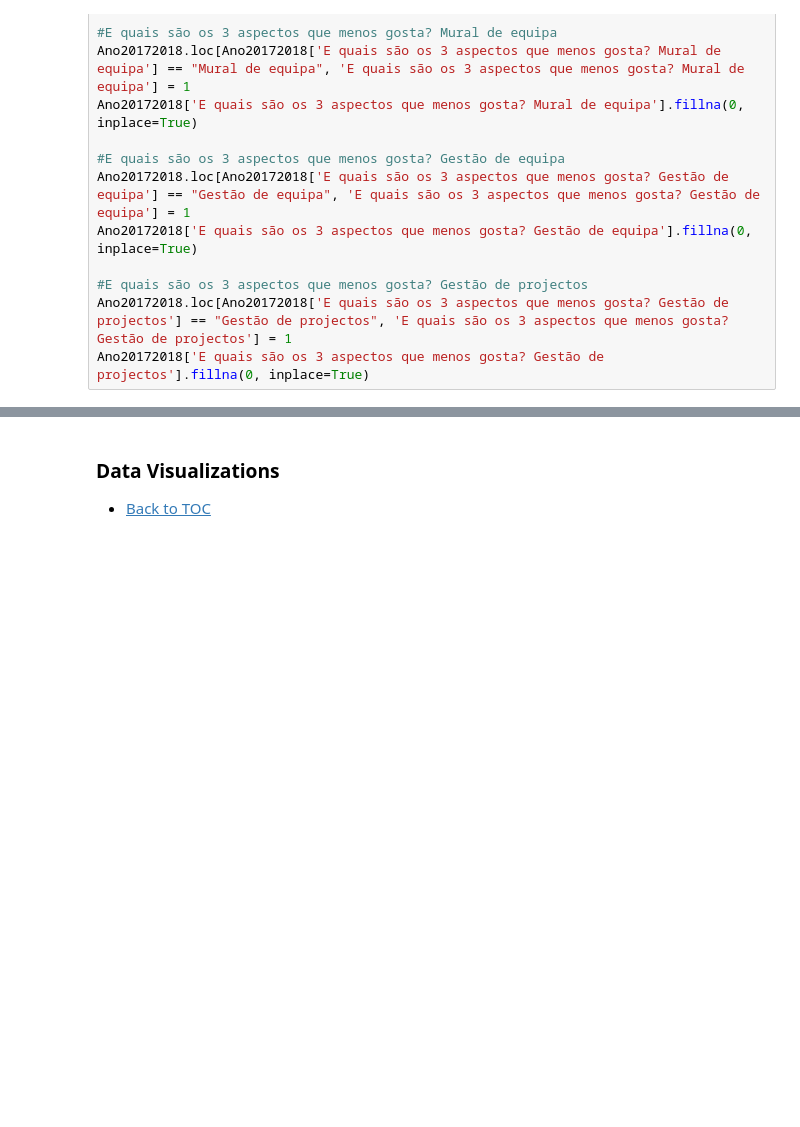
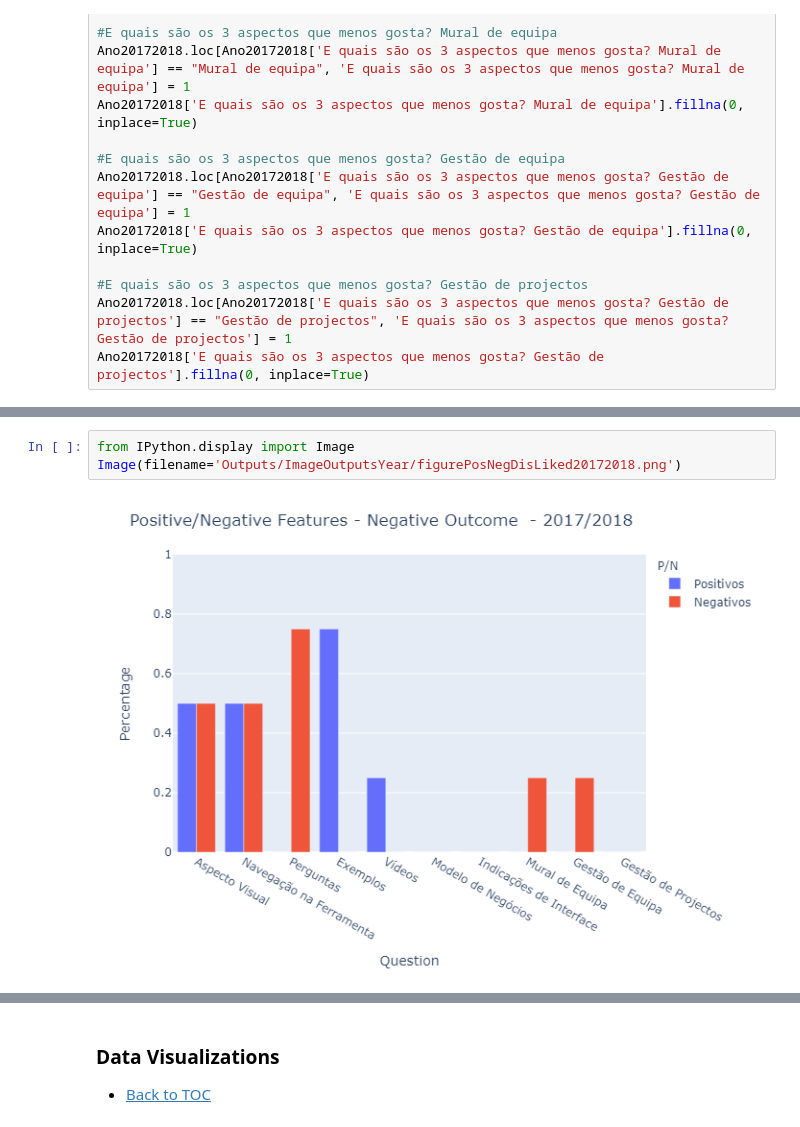
Before and after one commit to DSWorkPortugal/MscThesisFernando, a Jupyter notebook: 6-Ano20172018.ipynb, the cells around one changed output, grey strips where cells are left out. Saved outputs shown, nothing was run; the diff lists cells and outputs as text; blank space fills up the shorter version.

```diff
--- a/6-Ano20172018.ipynb
+++ b/6-Ano20172018.ipynb
@@ -264,0 +442,5 @@ Ano20172018['E quais são os 3 aspectos que menos gosta? Gestão de projectos'].
+# %%
+from IPython.display import Image
+Image(filename='Outputs/ImageOutputsYear/figurePosNegDisLiked20172018.png')
+# %% [output]
+[figure, added]
```
Also changed, not shown: parts of 20 cells of this notebook, 7 other files.
